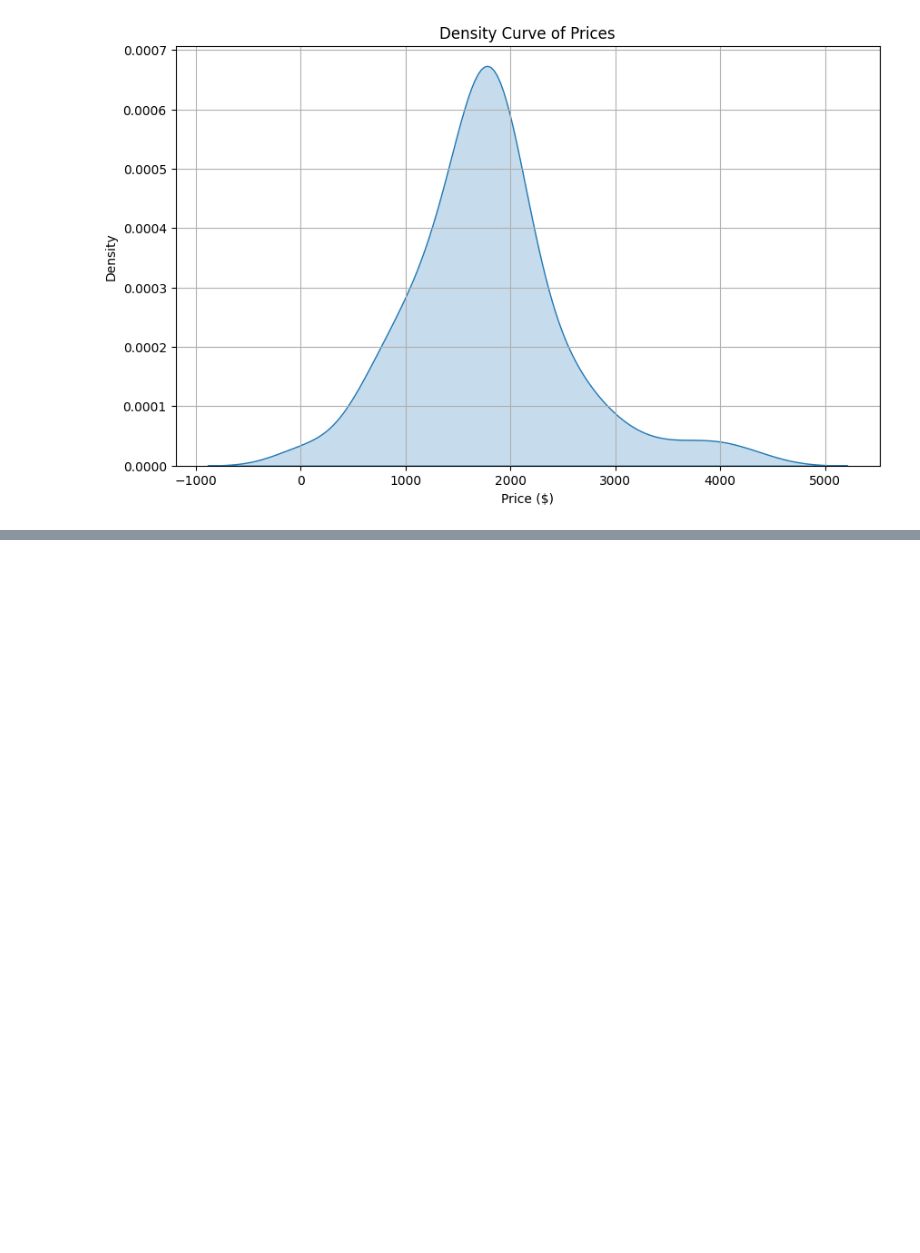
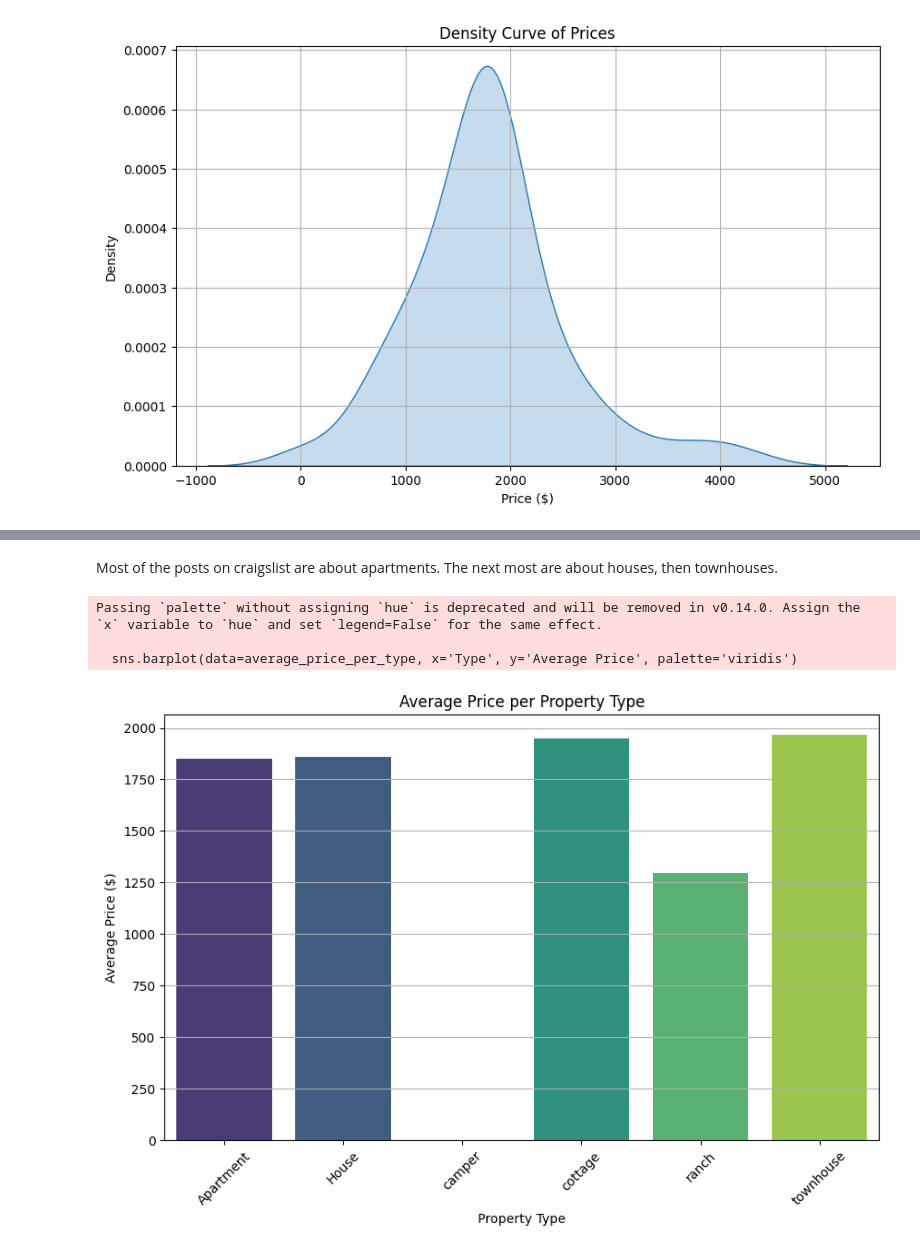
Before and after one commit to EllaThomasson/labs-ds3001, a Jupyter notebook: WebScrapingLab_EllaThomasson.ipynb, the cells around one changed output, grey strips where cells are left out. Drawn from its saved outputs; the diff is of its cells as text; code cells hidden in the pictures; blank space fills up the shorter version.

```diff
--- a/WebScrapingLab_EllaThomasson.ipynb
+++ b/WebScrapingLab_EllaThomasson.ipynb
@@ -83,0 +109,19 @@ Question 4
+# %% [markdown]
+Most of the posts on craigslist are about apartments. The next most are about houses, then townhouses.
+# %%
+average_price_per_type = no_missing.groupby('types')['price'].mean().reset_index()
+average_price_per_type.columns = ['Type', 'Average Price']
+
+plt.figure(figsize=(10, 6))
+sns.barplot(data=average_price_per_type, x='Type', y='Average Price', palette='viridis')
+plt.title('Average Price per Property Type')
+plt.xlabel('Property Type')
+plt.ylabel('Average Price ($)')
+plt.xticks(rotation=45)
+plt.grid(axis='y')
+plt.show()
+# %% [output]
+Passing `palette` without assigning `hue` is deprecated and will be removed in v0.14.0. Assign the `x` variable to `hue` and set `legend=False` for the same effect.
+
+  sns.barplot(data=average_price_per_type, x='Type', y='Average Price', palette='viridis')
+[figure, added]
```
Also changed, not shown: parts of 8 cells of this notebook.
